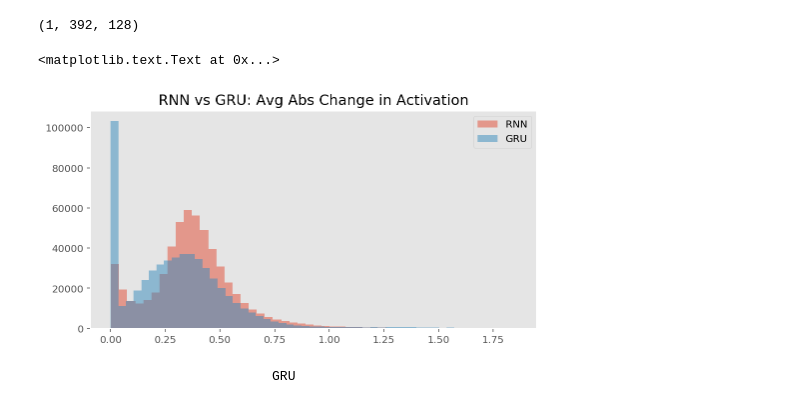
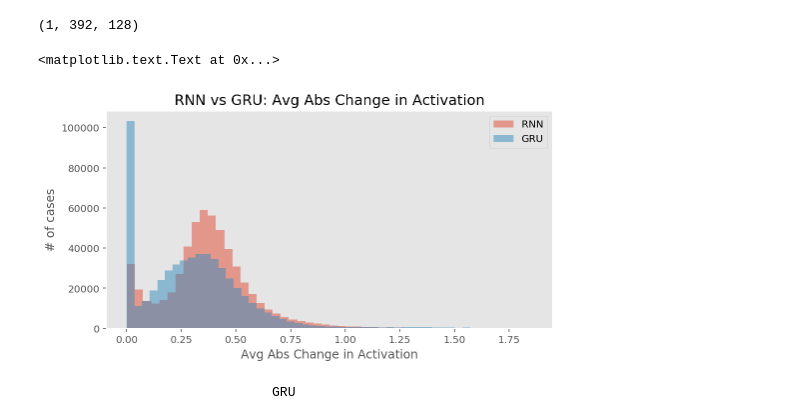
Before and after one commit to lguillain/Artificial-Neural-Networks, a Jupyter notebook: miniproject2/miniproject2.ipynb, the cells around one changed output. Drawn from its saved outputs; the diff is of its cells as text; code cells hidden in the pictures.

```diff
--- a/miniproject2/miniproject2.ipynb
+++ b/miniproject2/miniproject2.ipynb
@@ -786,11 +788,13 @@ with open('data/GRUavg.pkl', 'rb') as f:
 # %%
 plt.hist(np.array(RNNavg).flatten(), 50, alpha=0.5, label='RNN')
 plt.hist(np.array(GRUavg).flatten(), 50, alpha=0.5, label='GRU')
+plt.xlabel('Avg Abs Change in Activation')
+plt.ylabel('# of cases')
 plt.legend()
 plt.title('RNN vs GRU: Avg Abs Change in Activation')
 # %% [output]
 <matplotlib.text.Text at 0x...>
-[figure, old version]
+[figure, new version]
 # %%
 X_, Y_, Sr = GRUstatemodel.predict(X)
 X_, Y_, Sg = RNNstatemodel.predict(X)
```
Also changed, not shown: parts of 1 cell of this notebook.
